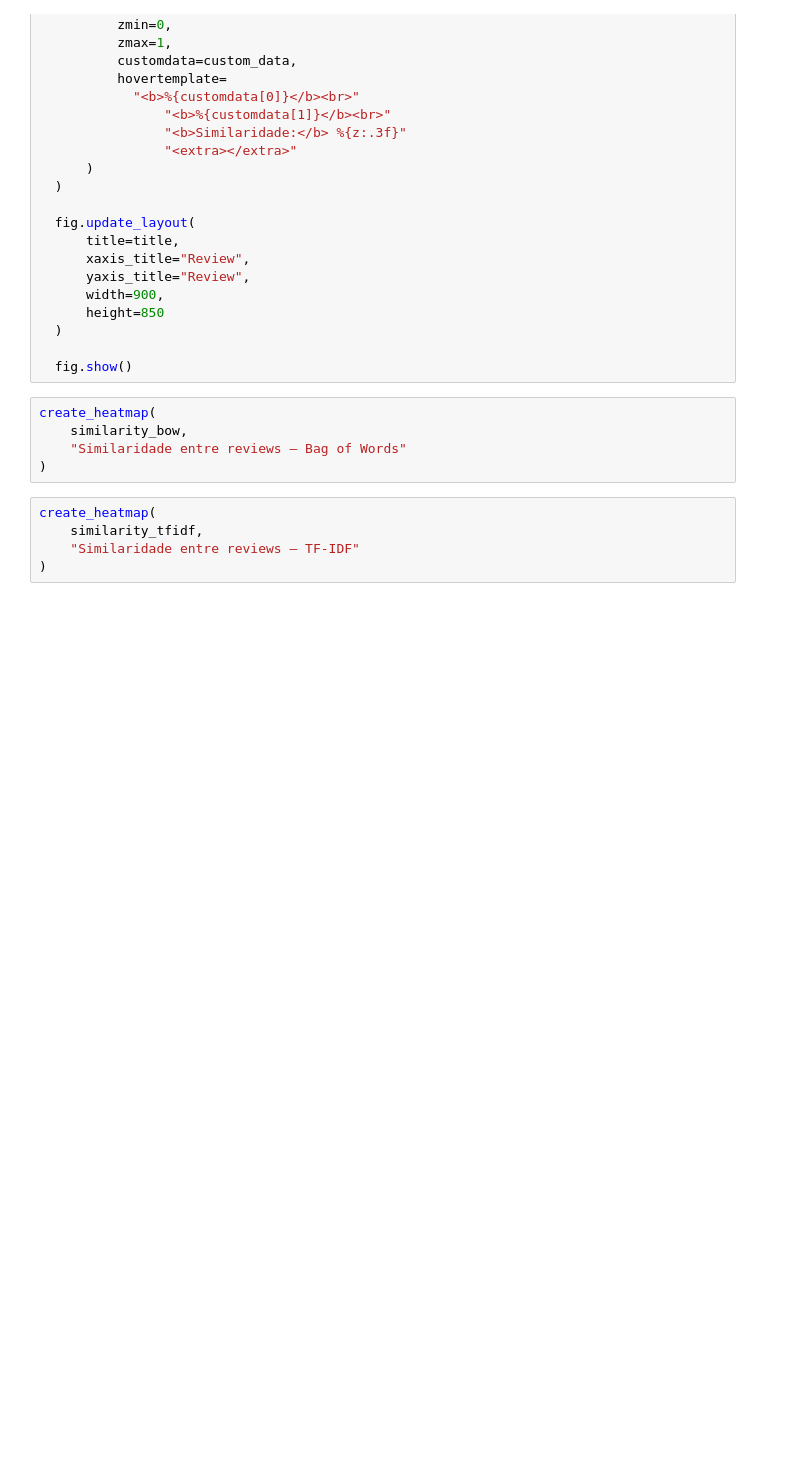
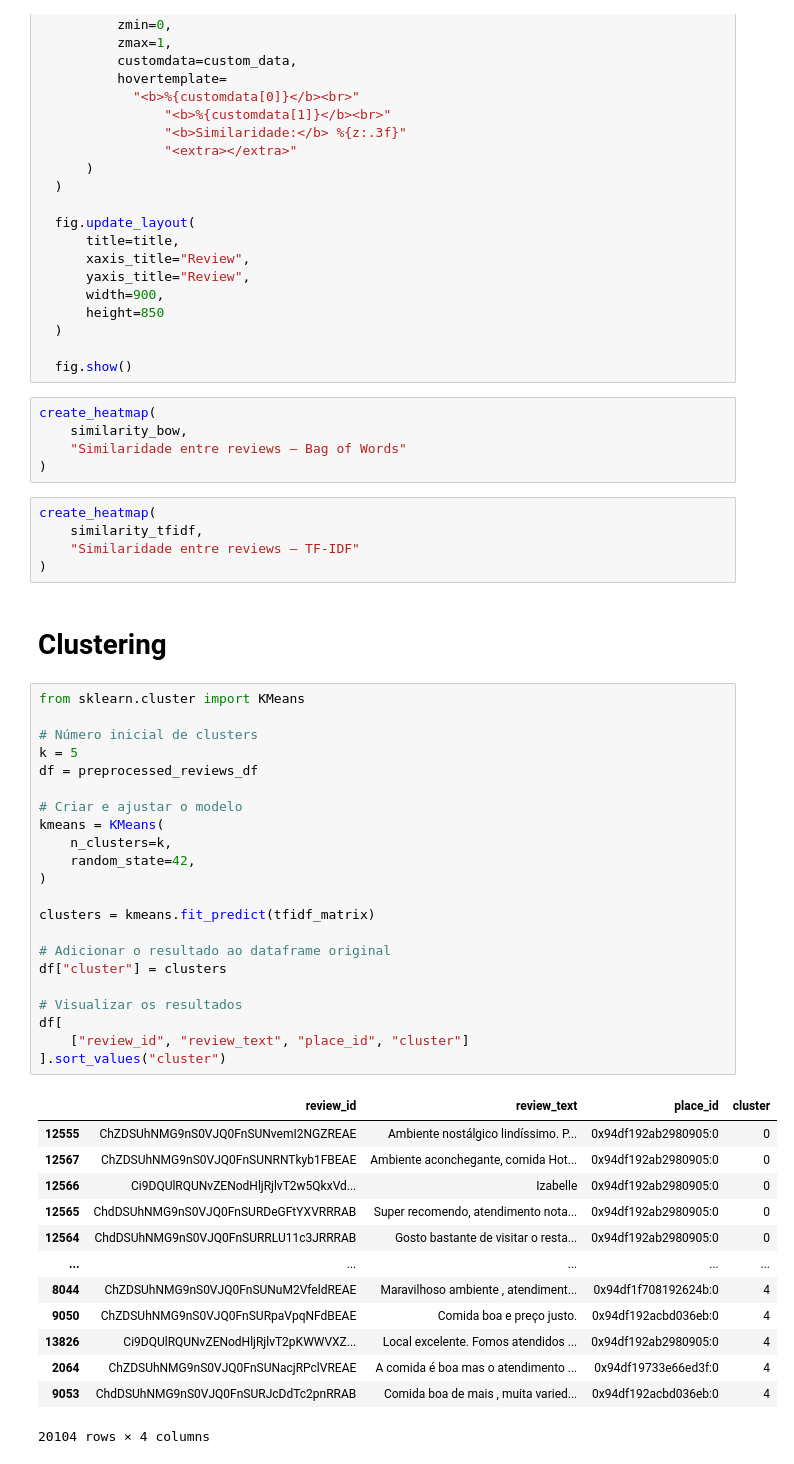
Before and after one commit to incrisvel/adaptaste, a Jupyter notebook: similarity_clustering.ipynb, the cells around one changed output. Drawn from its saved outputs; the diff is of its cells as text; blank space fills up the shorter version.

Commit message:
:construction_worker: feat: add kmeans clustering

```diff
--- a/similarity_clustering.ipynb
+++ b/similarity_clustering.ipynb
@@ -200,3 +200,41 @@ create_heatmap(
     similarity_tfidf,
     "Similaridade entre reviews — TF-IDF"
 )
+# %% [markdown]
+# Clustering
+# %%
+from sklearn.cluster import KMeans
+
+# Número inicial de clusters
+k = 5
+df = preprocessed_reviews_df
+
+# Criar e ajustar o modelo
+kmeans = KMeans(
+    n_clusters=k,
+    random_state=42,
+)
+
+clusters = kmeans.fit_predict(tfidf_matrix)
+
+# Adicionar o resultado ao dataframe original
+df["cluster"] = clusters
+
+# Visualizar os resultados
+df[
+    ["review_id", "review_text", "place_id", "cluster"]
+].sort_values("cluster")
+# %% [output]
+|  | review_id | review_text | place_id | cluster |
+| 12555 | ChZDSUhNMG9nS0VJQ0FnSUNvemI2NGZREAE | Ambiente nostálgico lindíssimo. P... | 0x94df192ab2980905:0 | 0 |
+| 12567 | ChZDSUhNMG9nS0VJQ0FnSUNRNTkyb1FBEAE | Ambiente aconchegante, comida Hot... | 0x94df192ab2980905:0 | 0 |
+| 12566 | Ci9DQUlRQUNvZENodHljRjlvT2w5QkxVd... | Izabelle | 0x94df192ab2980905:0 | 0 |
+| 12565 | ChdDSUhNMG9nS0VJQ0FnSURDeGFtYXVRRRAB | Super recomendo, atendimento nota... | 0x94df192ab2980905:0 | 0 |
+| 12564 | ChdDSUhNMG9nS0VJQ0FnSURRLU11c3JRRRAB | Gosto bastante de visitar o resta... | 0x94df192ab2980905:0 | 0 |
+| ... | ... | ... | ... | ... |
+| 8044 | ChZDSUhNMG9nS0VJQ0FnSUNuM2VfeldREAE | Maravilhoso ambiente , atendiment... | 0x94df1f708192624b:0 | 4 |
+| 9050 | ChZDSUhNMG9nS0VJQ0FnSURpaVpqNFdBEAE | Comida boa e preço justo. | 0x94df192acbd036eb:0 | 4 |
+| 13826 | Ci9DQUlRQUNvZENodHljRjlvT2pKWWVXZ... | Local excelente. Fomos atendidos ... | 0x94df192ab2980905:0 | 4 |
+| 2064 | ChZDSUhNMG9nS0VJQ0FnSUNacjRPclVREAE | A comida é boa mas o atendimento ... | 0x94df19733e66ed3f:0 | 4 |
+| 9053 | ChdDSUhNMG9nS0VJQ0FnSURJcDdTc2pnRRAB | Comida boa de mais , muita varied... | 0x94df192acbd036eb:0 | 4 |
+20104 rows × 4 columns
```
Also changed, not shown: parts of 2 cells of this notebook.
